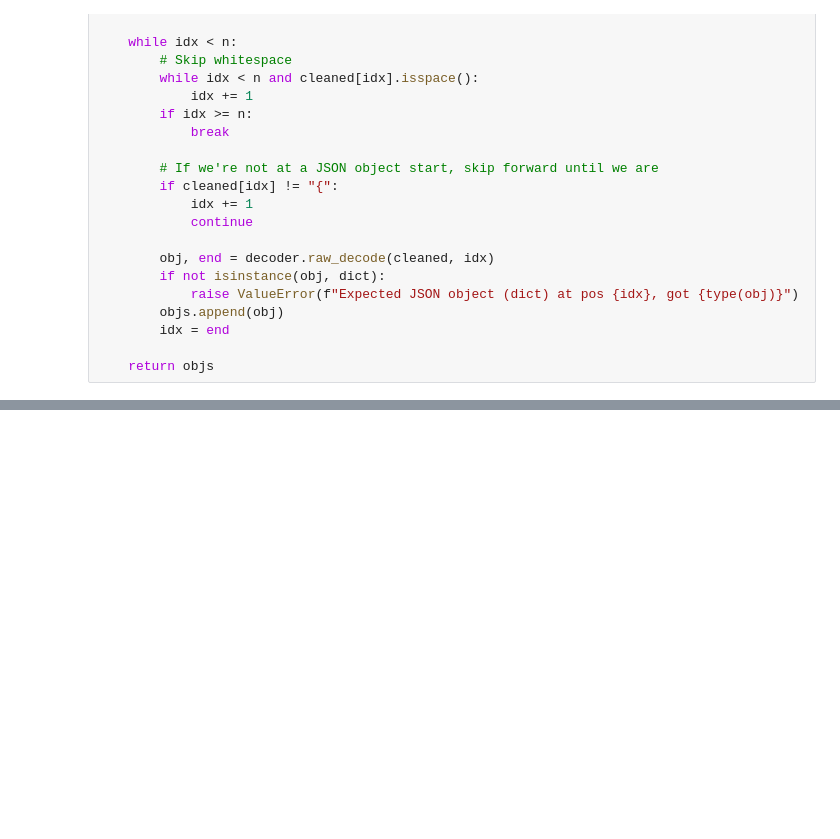
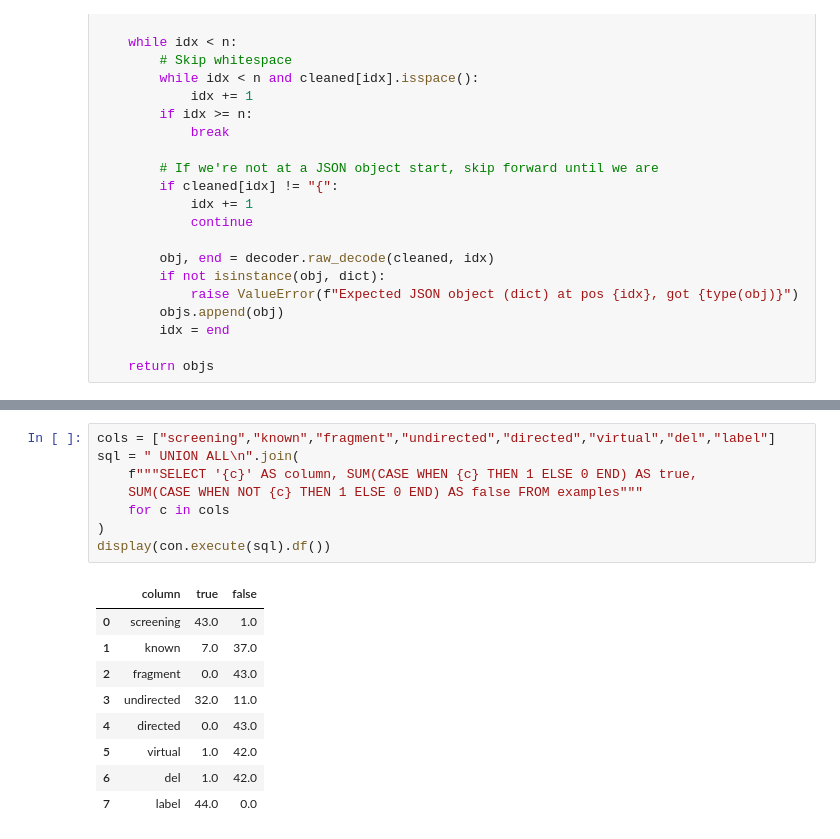
Before and after one commit to BlayvasD/Hits2ClinicalCandidates, a Jupyter notebook: automated_querying/brown_accuracy.ipynb, the cells around one changed output, grey strips where cells are left out. Cells and saved outputs as stored; diff of their text form; blank space fills up the shorter version.

```diff
--- a/automated_querying/brown_accuracy.ipynb
+++ b/automated_querying/brown_accuracy.ipynb
@@ -114,3 +114,21 @@ display(con.execute("SELECT * FROM examples").df())
+# %%
+cols = ["screening","known","fragment","undirected","directed","virtual","del","label"]
+sql = " UNION ALL\n".join(
+    f"""SELECT '{c}' AS column, SUM(CASE WHEN {c} THEN 1 ELSE 0 END) AS true,
+    SUM(CASE WHEN NOT {c} THEN 1 ELSE 0 END) AS false FROM examples"""
+    for c in cols
+)
+display(con.execute(sql).df())
+# %% [output]
+|  | column | true | false |
+| 0 | screening | 43.0 | 1.0 |
+| 1 | known | 7.0 | 37.0 |
+| 2 | fragment | 0.0 | 43.0 |
+| 3 | undirected | 32.0 | 11.0 |
+| 4 | directed | 0.0 | 43.0 |
+| 5 | virtual | 1.0 | 42.0 |
+| 6 | del | 1.0 | 42.0 |
+| 7 | label | 44.0 | 0.0 |
 # %%
 # Compute Accuracy, Precision, Recall, Specificity from examples.result ∈ {TP, FP, TN, FN}
 
```
Also changed, not shown: parts of 3 cells of this notebook, 9 other files.
